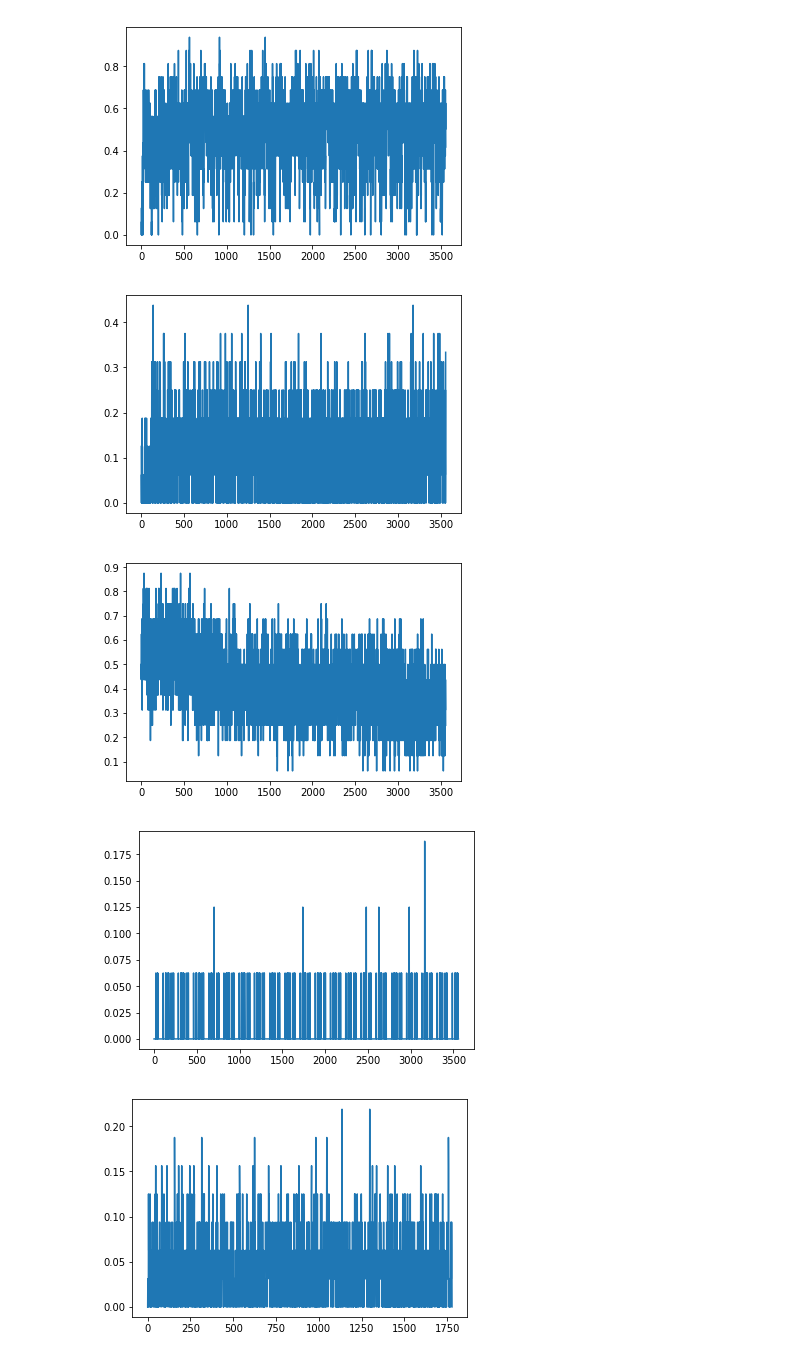
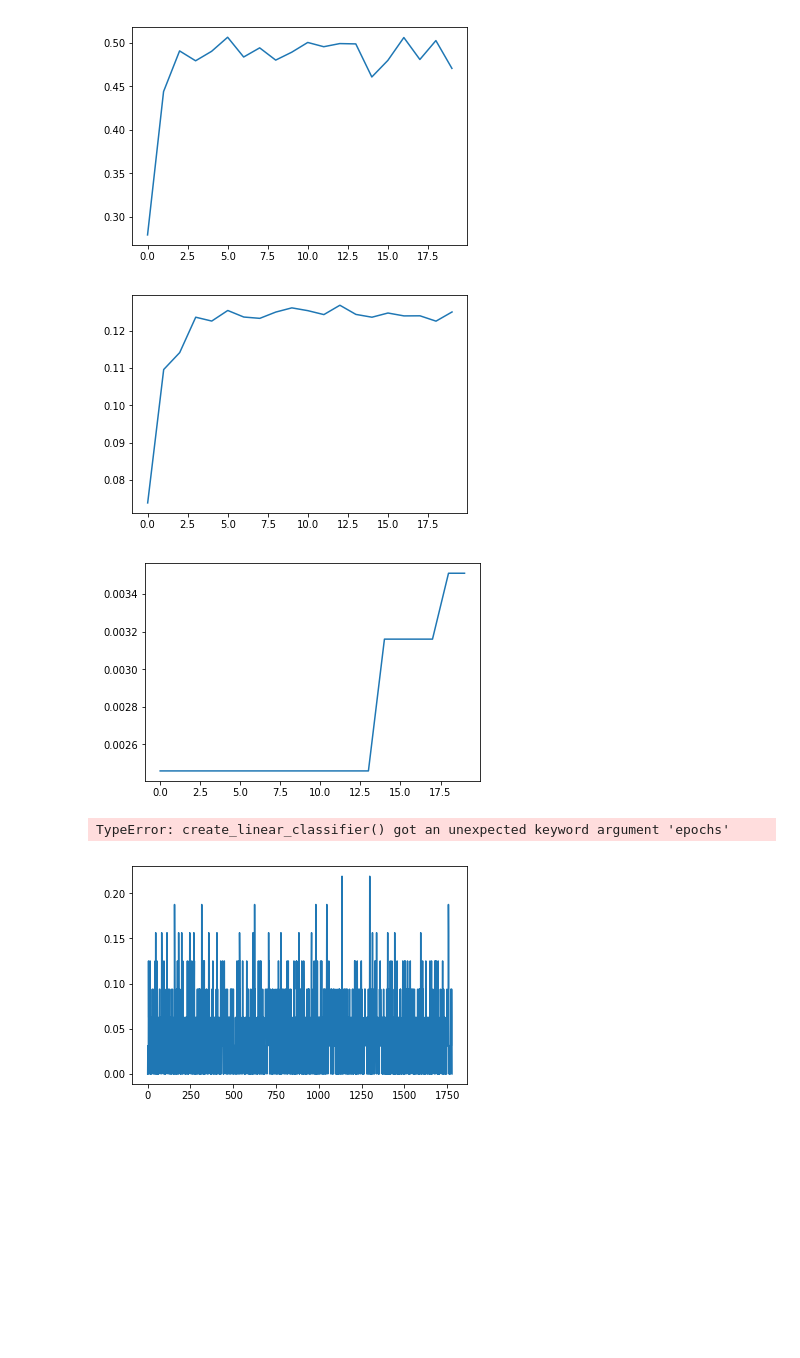
Before and after one commit to noushinquazi/Accidental-Death-ML, a Jupyter notebook: linear_training.ipynb, the cells around one changed output. Drawn from its saved outputs; the diff is of its cells as text; code cells hidden in the pictures; blank space fills up the shorter version.

```diff
--- a/linear_training.ipynb
+++ b/linear_training.ipynb
@@ -14,30 +12,30 @@ train_model(model,variables)
 # %%
 # vary learning rate
 
 ## learning rate = 0.01
 model, variables = create_linear_classifier(data,death,optimizer_name="Adam",learning_rate=0.01,
-                                              batch_size=16,epochs=20)
-train_model(model,variables)
+                                              batch_size=16)
+train_model(model,variables,epochs=20)
 
 ## learning rate = 0.001
 model, variables = create_linear_classifier(data,death,optimizer_name="Adam",learning_rate=0.001,
-                                              batch_size=16,epochs=20)
-train_model(model,variables)
+                                              batch_size=16)
+train_model(model,variables,epochs=20)
 
 ## learning rate = 0.0001
 model, variables = create_linear_classifier(data,death,optimizer_name="Adam",learning_rate=0.0001,
-                                              batch_size=16,epochs=20)
-train_model(model,variables)
+                                              batch_size=16)
+train_model(model,variables,epochs=20)
 
 ## learning rate = 0.00001
 model, variables = create_linear_classifier(data,death,optimizer_name="Adam",learning_rate=0.00001,
                                               batch_size=16,epochs=20)
 train_model(model,variables)
 # %% [output]
-[figure, old version]
+[figure, new version]
-[figure, old version]
+[figure, new version]
-[figure, old version]
+[figure, new version]
-[figure, removed]
+TypeError: create_linear_classifier() got an unexpected keyword argument 'epochs'
 # %%
 # vary batch size
 
```
Also changed, not shown: parts of 5 cells of this notebook, 2 other files.
